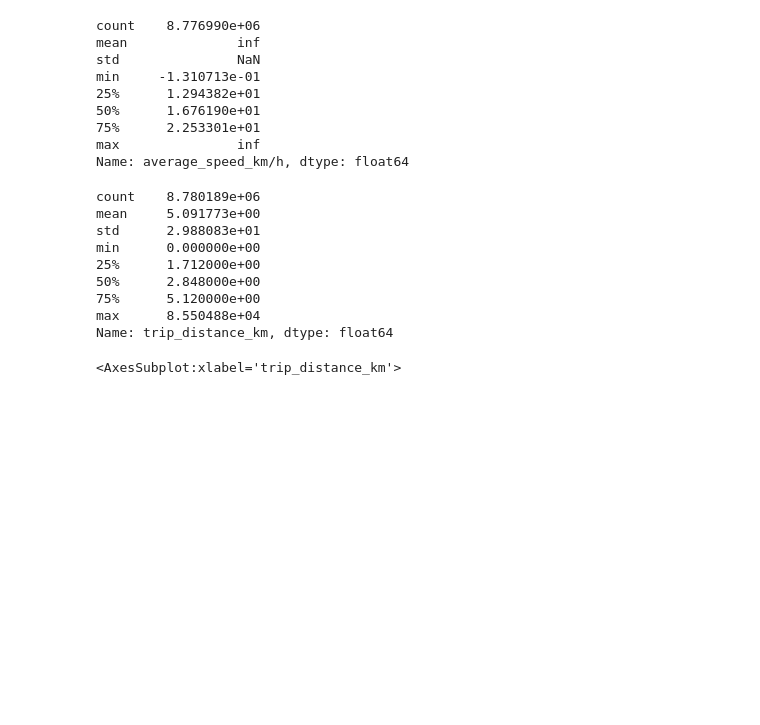
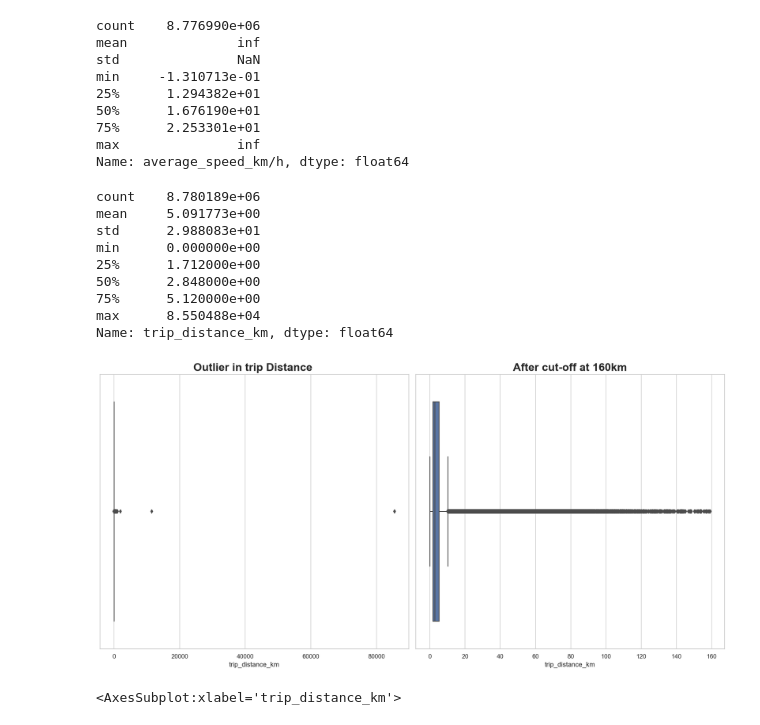
Before and after one commit to MarkusMueller-DS/NYC-Taxi-Trips, a Jupyter notebook: NYC-Taxi-Exploration.ipynb, the cells around one changed output. Cells and saved outputs as stored; diff of their text form; code cells hidden in the pictures; blank space fills up the shorter version.

Commit message:
added more viz and plots

```diff
--- a/NYC-Taxi-Exploration.ipynb
+++ b/NYC-Taxi-Exploration.ipynb
@@ -801,6 +802,17 @@ min      0.000000e+00
 75%      5.120000e+00
 max      8.550488e+04
 Name: trip_distance_km, dtype: float64
+# %%
+sns.set_theme(style="whitegrid")
+fig, (axis1, axis2) = plt.subplots(nrows=1, ncols=2, figsize=(16,8))
+axis1 = sns.boxplot(x=df['trip_distance_km'], ax=axis1)
+axis2 = sns.boxplot(x=df[df['trip_distance_km'] <= 160]['trip_distance_km'], ax=axis2)
+
+axis1.set_title(f'Outlier in trip Distance ', fontsize= '20', weight='bold')
+axis2.set_title(f'After cut-off at 160km', fontsize= '20', weight='bold')
+plt.tight_layout()
+# %% [output]
+[figure, added]
 # %%
 sns.set_theme(style="whitegrid")
 sns.boxplot(x=df['trip_distance_km'])
```
Also changed, not shown: parts of 2 cells of this notebook, 13 other files.
